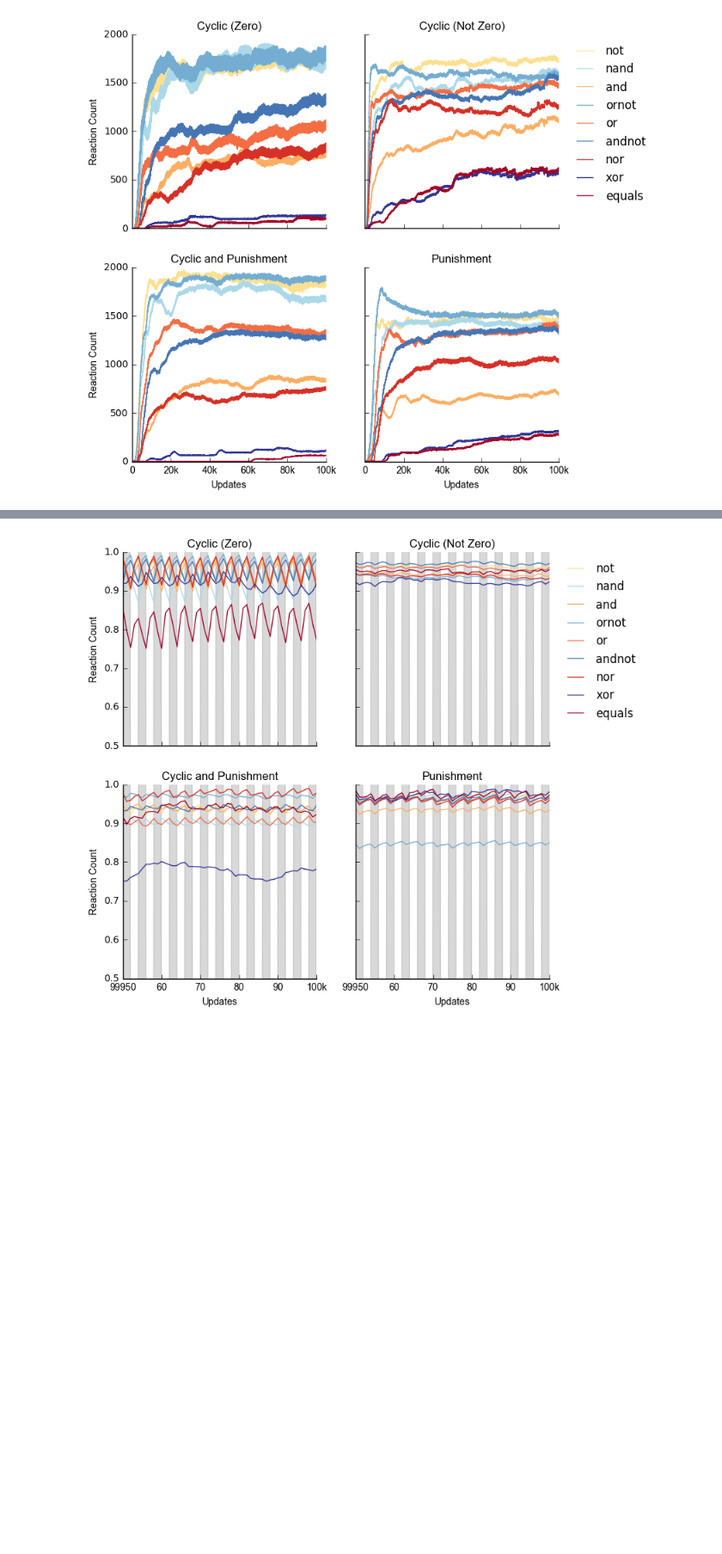
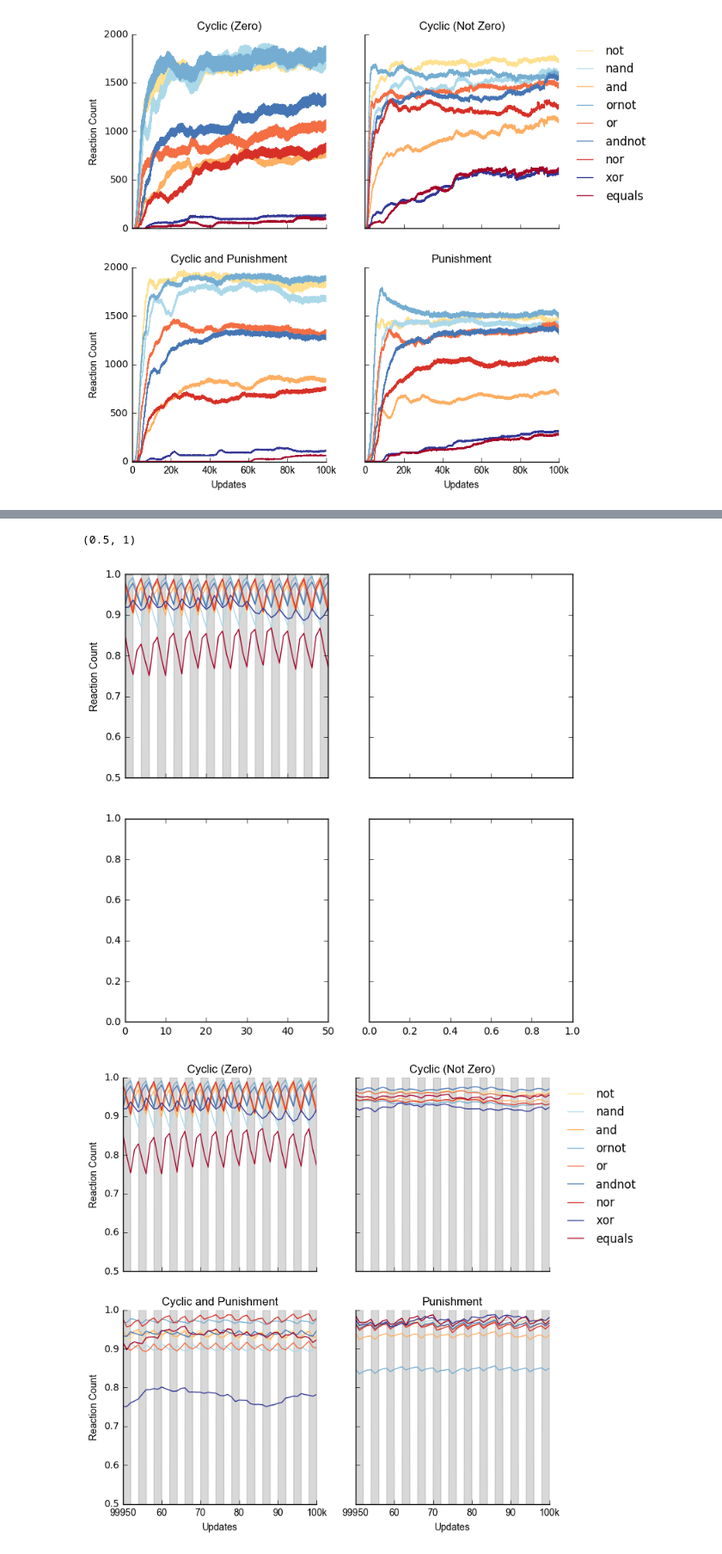
Before and after one commit to schmelling/clock_evo, a Jupyter notebook: data_analysis/data_analysis.ipynb, the cells around one changed output, grey strips where cells are left out. Shown: that part at 86% size. Drawn from its saved outputs; the diff is of its cells as text; code cells hidden in the pictures; blank space fills up the shorter version.

Commit message:
changed figure 3

```diff
--- a/data_analysis/data_analysis.ipynb
+++ b/data_analysis/data_analysis.ipynb
@@ -352,3 +298,47 @@ plt.legend(bbox_to_anchor=(1.3,1));
+# %%
+columns = ['update','not','nand','and','ornot','or','andnot','nor','xor','equals','']
+
+dfs = ['reac_not', 'reac_nand', 'reac_and', 'reac_ornot', 'reac_or',
+       'reac_andnot', 'reac_nor', 'reac_xor', 'reac_equals']
+
+
+fig, ((ax1, ax2), (ax3, ax4)) = plt.subplots(2, 2, sharex='col', sharey='row',
+                                             figsize=(8,8), facecolor='white')
+
+def clean_axes(ax):
+    ax.spines['top'].set_visible(False)
+    ax.spines['right'].set_visible(False)
+    ax.yaxis.set_ticks_position('left')
+    ax.xaxis.set_ticks_position('bottom')
+
+hfont = {'fontname':'Arial'}
+
+colors = ['#fee090','#abd9e9','#fdae61','#74add1','#f46d43',
+          '#4575b4','#d73027','#313695','#a50026']
+
+night = list(np.append(np.ones(20), np.zeros(20)))*12
+night.extend(list(np.ones(20)))
+
+##############
+
+for reaction, df, color in zip(columns[1:-1], dfs, colors):
+    globals()[df] = merge_reps(path='cyclic_zero_data', file='cur_reactions',
+                               columns=columns, col=reaction, skiprows=14)
+
+    max_val = globals()[df].iloc[:,1:].mean(axis=1).max()
+
+    small = globals()[df].iloc[-51:,:]
+
+    ax1.plot(np.arange(0,len(small)),
+             small.iloc[:,1:].mean(axis=1)/max_val,
+             color=color, label=reaction)
+
+ax1.fill_between(np.arange(0,len(night)/10,0.1), 0, night, color='grey', alpha=0.3)
+ax1.set_ylabel("Reaction Count", **hfont)
+ax1.set_ylim(0.5,1)
+# %% [output]
+(0.5, 1)
+[figure, added]
 # %%
 columns = ['update','not','nand','and','ornot','or','andnot','nor','xor','equals','']
 
```
Also changed, not shown: parts of 4 cells of this notebook, 2 other files.
